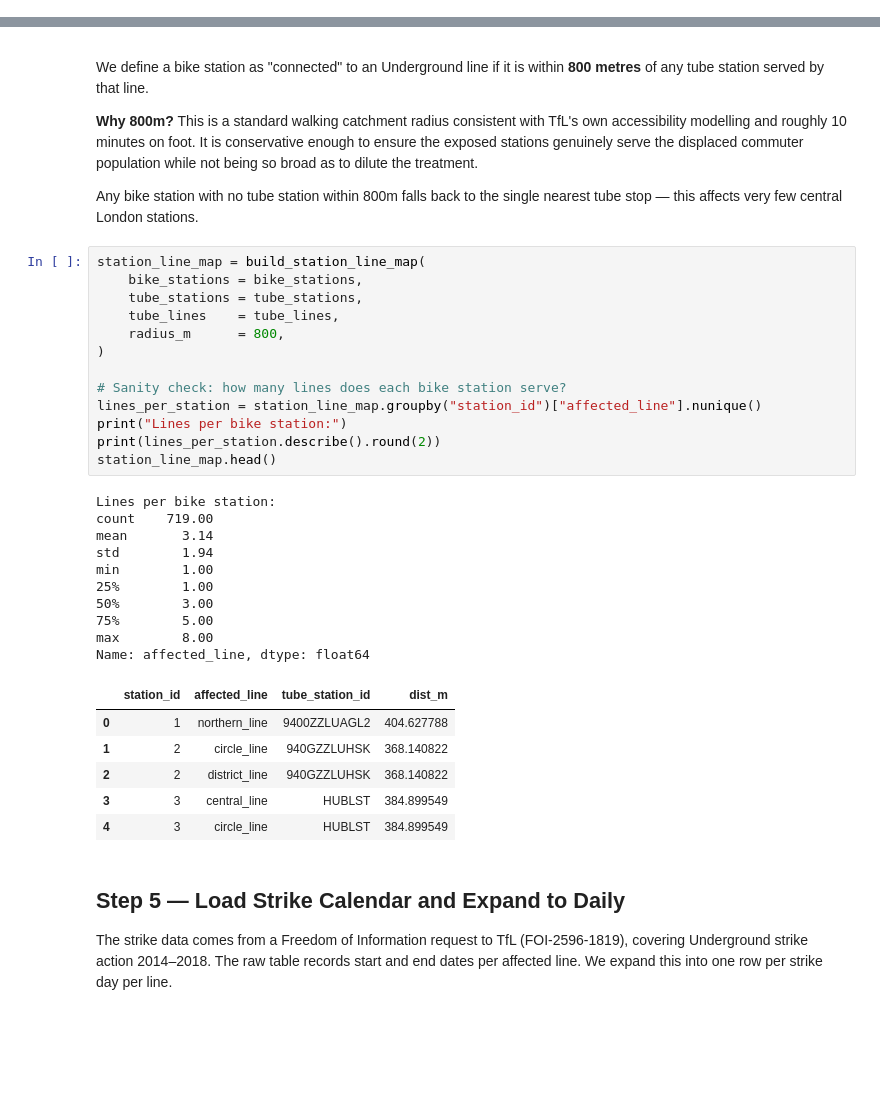
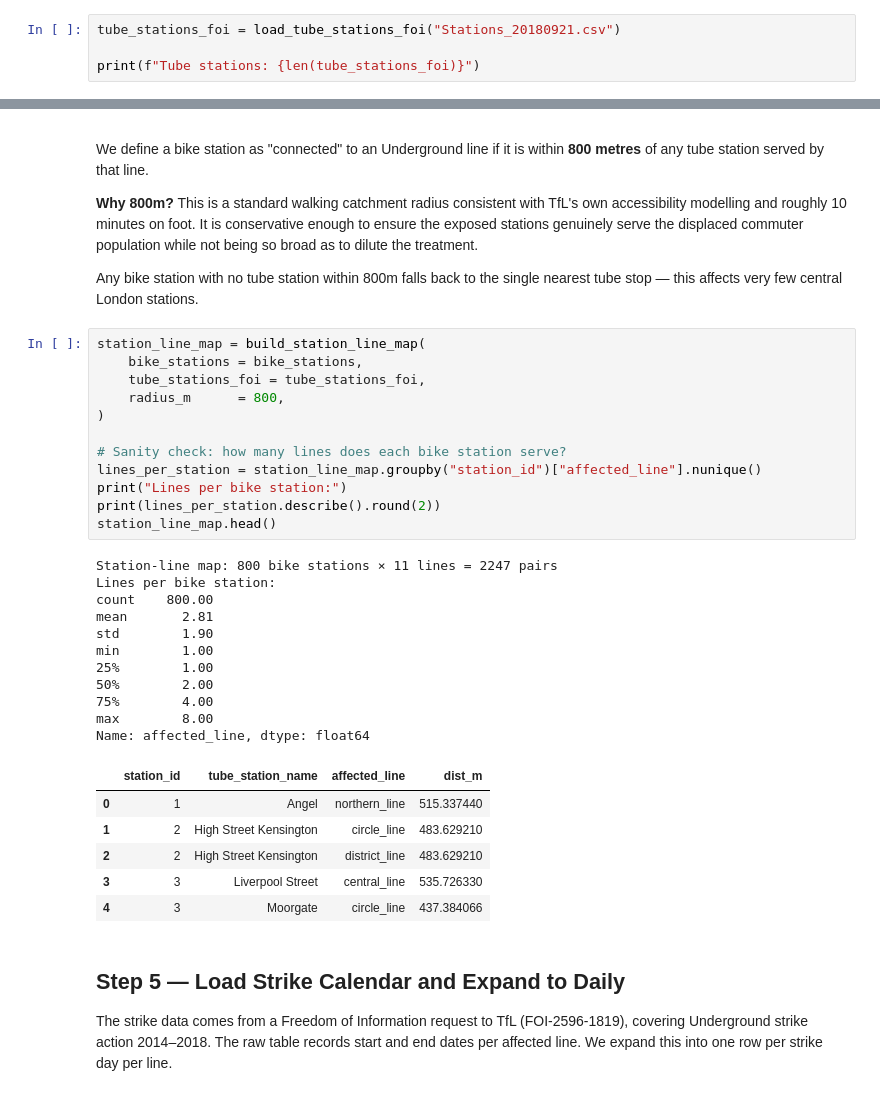
Before and after one commit to stucsk99/tfl_bike_casual, a Jupyter notebook: 01_data_pipeline.ipynb, the cells around one changed output, grey strips where cells are left out. Saved outputs shown, nothing was run; the diff lists cells and outputs as text; blank space fills up the shorter version.

Commit message:
aligning new tube station list across pipeline

```diff
--- a/01_data_pipeline.ipynb
+++ b/01_data_pipeline.ipynb
@@ -158,0 +139,4 @@ Lines: ['bakerloo_line', 'central_line', 'circle_line', 'district_line', 'hammer
+# %%
+tube_stations_foi = load_tube_stations_foi("Stations_20180921.csv")
+
+print(f"Tube stations: {len(tube_stations_foi)}")
@@ -172,33 +159,33 @@ nearest tube stop — this affects very few central London stations.
 # %%
 station_line_map = build_station_line_map(
     bike_stations = bike_stations,
-    tube_stations = tube_stations,
-    tube_lines    = tube_lines,
+    tube_stations_foi = tube_stations_foi,
     radius_m      = 800,
 )
 
 # Sanity check: how many lines does each bike station serve?
 lines_per_station = station_line_map.groupby("station_id")["affected_line"].nunique()
 print("Lines per bike station:")
 print(lines_per_station.describe().round(2))
 station_line_map.head()
 # %% [output]
+Station-line map: 800 bike stations × 11 lines = 2247 pairs
 Lines per bike station:
-count    719.00
-mean       3.14
-std        1.94
+count    800.00
+mean       2.81
+std        1.90
 min        1.00
 25%        1.00
-50%        3.00
-75%        5.00
+50%        2.00
+75%        4.00
 max        8.00
 Name: affected_line, dtype: float64
-|  | station_id | affected_line | tube_station_id | dist_m |
-| 0 | 1 | northern_line | 9400ZZLUAGL2 | 404.627788 |
-| 1 | 2 | circle_line | 940GZZLUHSK | 368.140822 |
-| 2 | 2 | district_line | 940GZZLUHSK | 368.140822 |
-| 3 | 3 | central_line | HUBLST | 384.899549 |
-| 4 | 3 | circle_line | HUBLST | 384.899549 |
+|  | station_id | tube_station_name | affected_line | dist_m |
+| 0 | 1 | Angel | northern_line | 515.337440 |
+| 1 | 2 | High Street Kensington | circle_line | 483.629210 |
+| 2 | 2 | High Street Kensington | district_line | 483.629210 |
+| 3 | 3 | Liverpool Street | central_line | 535.726330 |
+| 4 | 3 | Moorgate | circle_line | 437.384066 |
 # %% [markdown]
 ## Step 5 — Load Strike Calendar and Expand to Daily
 
```
Also changed, not shown: parts of 8 cells of this notebook, 2 other files.
